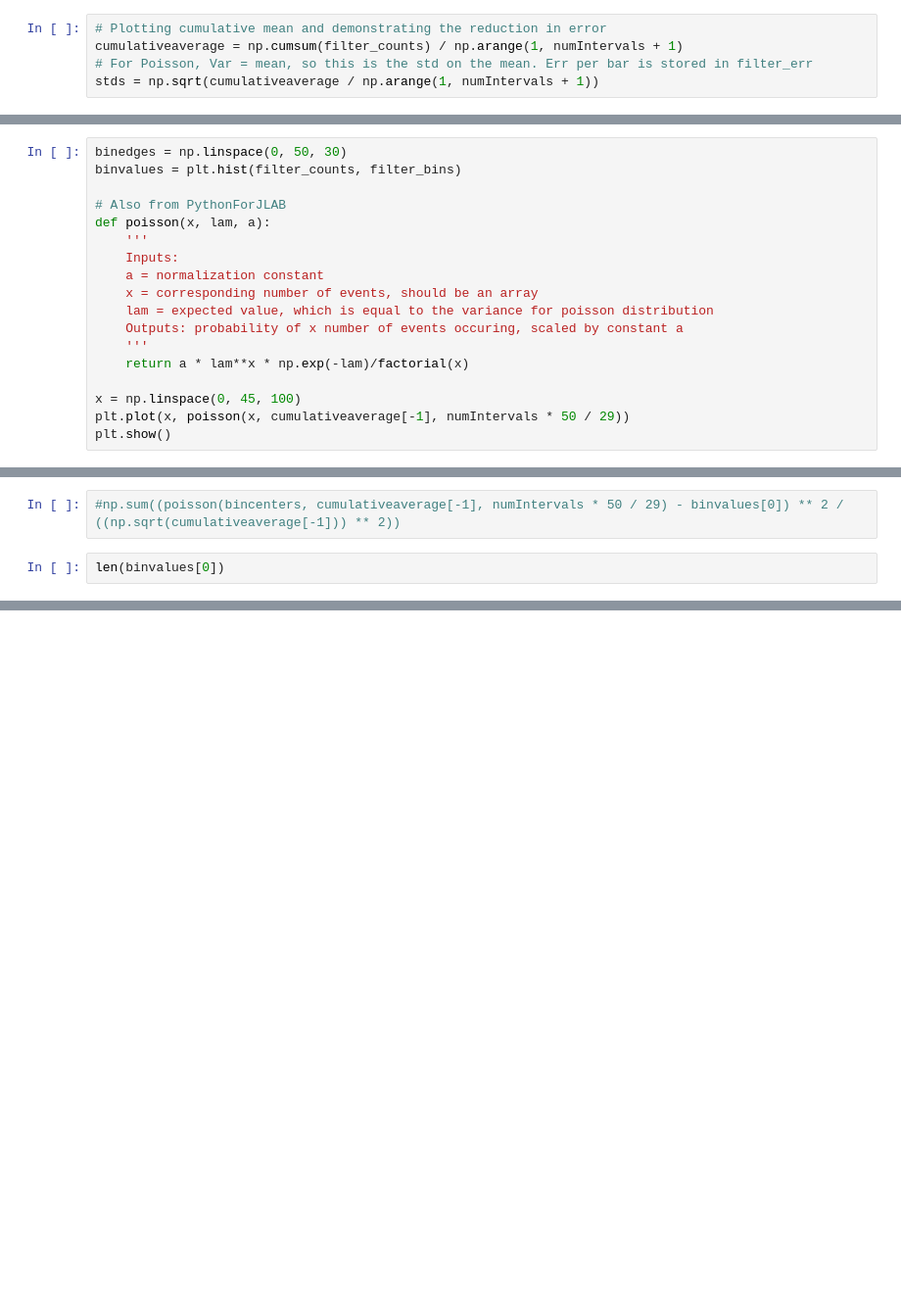
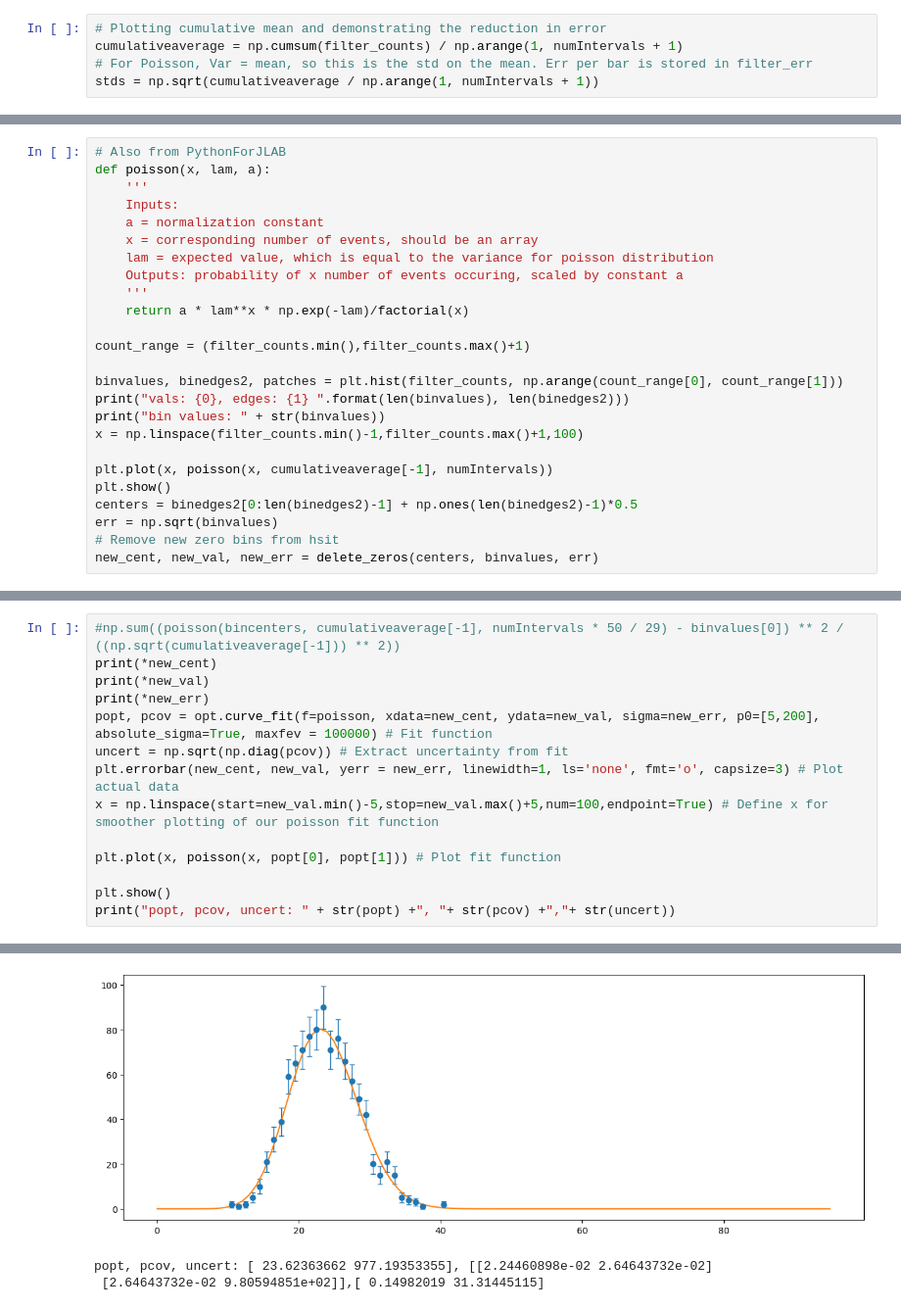
Before and after one commit to Snowton/jlab, a Jupyter notebook: XS1/classanalysis.ipynb, the cells around one changed output, grey strips where cells are left out. Shown at 98% size. Cells and saved outputs as stored; diff of their text form; blank space fills up the shorter version.

```diff
--- a/XS1/classanalysis.ipynb
+++ b/XS1/classanalysis.ipynb
@@ -93,7 +141,4 @@ plt.show()
 # %%
-binedges = np.linspace(0, 50, 30)
-binvalues = plt.hist(filter_counts, filter_bins)
-
 # Also from PythonForJLAB
 def poisson(x, lam, a):
     '''
@@ -105,6 +150,16 @@ def poisson(x, lam, a):
     '''
     return a * lam**x * np.exp(-lam)/factorial(x)
 
-x = np.linspace(0, 45, 100)
-plt.plot(x, poisson(x, cumulativeaverage[-1], numIntervals * 50 / 29))
+count_range = (filter_counts.min(),filter_counts.max()+1)
+
+binvalues, binedges2, patches = plt.hist(filter_counts, np.arange(count_range[0], count_range[1]))
+print("vals: {0}, edges: {1} ".format(len(binvalues), len(binedges2)))
+print("bin values: " + str(binvalues))
+x = np.linspace(filter_counts.min()-1,filter_counts.max()+1,100)
+
+plt.plot(x, poisson(x, cumulativeaverage[-1], numIntervals))
 plt.show()
+centers = binedges2[0:len(binedges2)-1] + np.ones(len(binedges2)-1)*0.5
+err = np.sqrt(binvalues)
+# Remove new zero bins from hsit
+new_cent, new_val, new_err = delete_zeros(centers, binvalues, err)
@@ -111,4 +174,15 @@ plt.show()
-# %%
-#np.sum((poisson(bincenters, cumulativeaverage[-1], numIntervals * 50 / 29) - binvalues[0]) ** 2 / ((np.sqrt(cumulativeaverage[-1])) ** 2))
-# %%
-len(binvalues[0])
+# %%
+#np.sum((poisson(bincenters, cumulativeaverage[-1], numIntervals * 50 / 29) - binvalues[0]) ** 2 / ((np.sqrt(cumulativeaverage[-1])) ** 2))
+print(*new_cent)
+print(*new_val)
+print(*new_err)
+popt, pcov = opt.curve_fit(f=poisson, xdata=new_cent, ydata=new_val, sigma=new_err, p0=[5,200], absolute_sigma=True, maxfev = 100000) # Fit function
+uncert = np.sqrt(np.diag(pcov)) # Extract uncertainty from fit
+plt.errorbar(new_cent, new_val, yerr = new_err, linewidth=1, ls='none', fmt='o', capsize=3) # Plot actual data
+x = np.linspace(start=new_val.min()-5,stop=new_val.max()+5,num=100,endpoint=True) # Define x for smoother plotting of our poisson fit function
+
+plt.plot(x, poisson(x, popt[0], popt[1])) # Plot fit function
+
+plt.show()
+print("popt, pcov, uncert: " + str(popt) +", "+ str(pcov) +","+ str(uncert))
+# %% [output]
@@ -114,0 +192,3 @@ len(binvalues[0])
+[figure, added]
+popt, pcov, uncert: [ 23.62363662 977.19353355], [[2.24460898e-02 2.64643732e-02]
+ [2.64643732e-02 9.80594851e+02]],[ 0.14982019 31.31445115]
```
Also changed, not shown: parts of 6 cells of this notebook.
